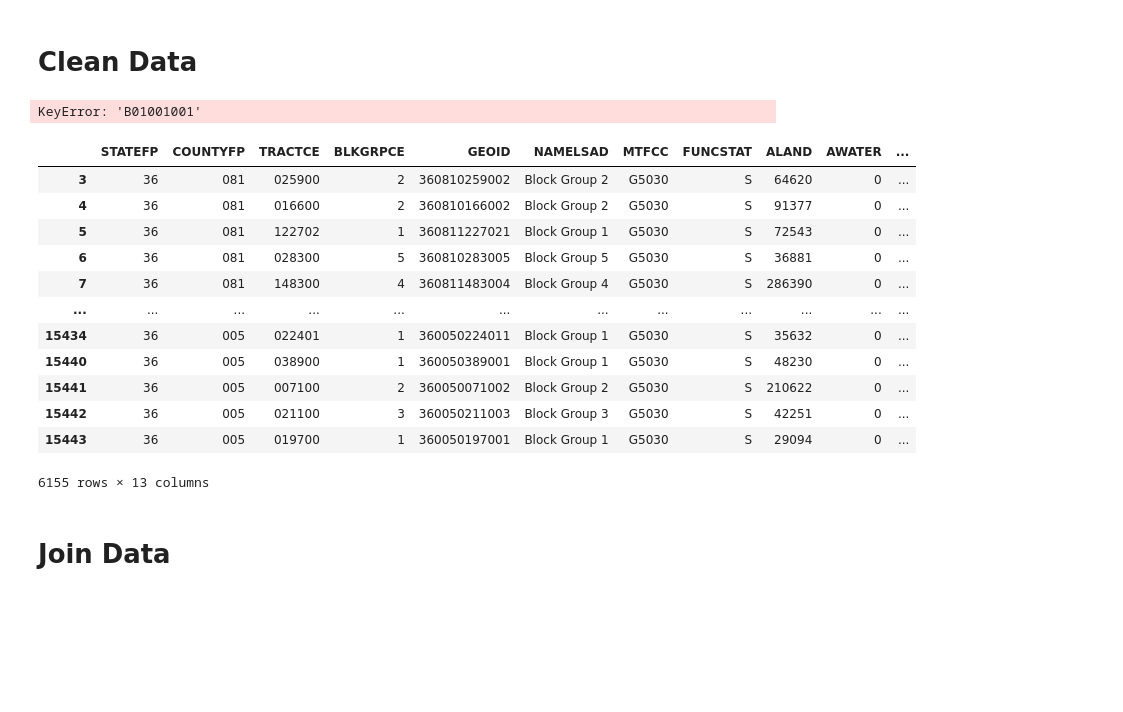
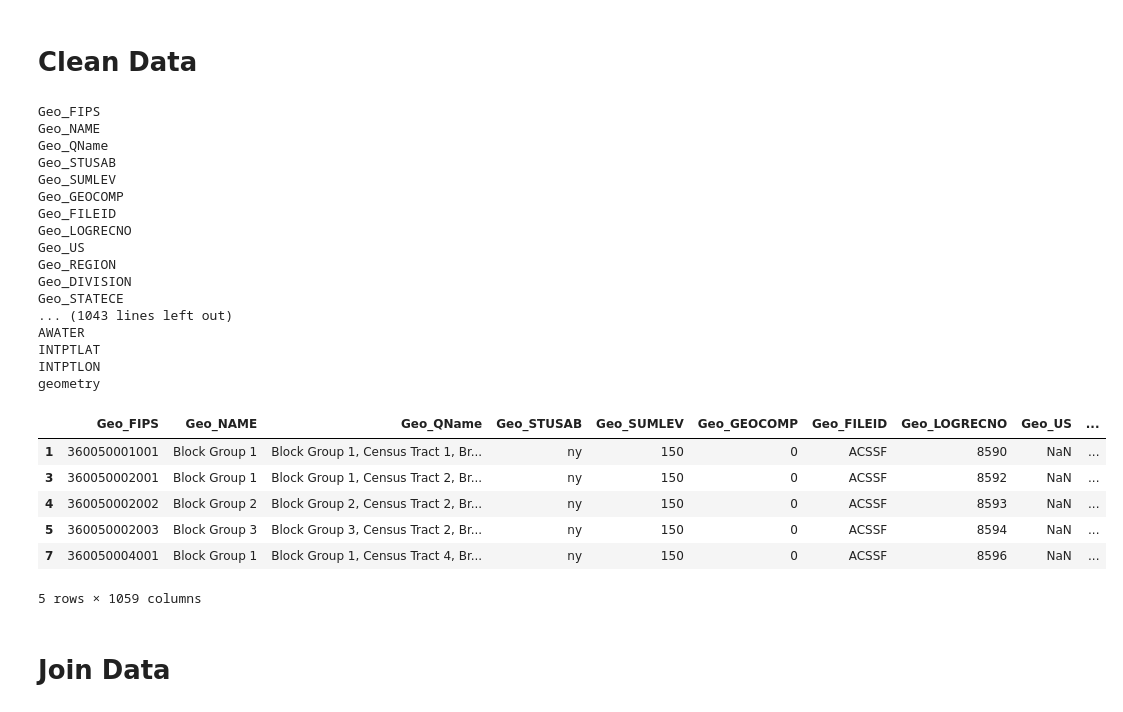
Before and after one commit to Fractate/us_transport_analysis, a Jupyter notebook: geopanda_analysis/geopanda_pipeline.ipynb, the cells around one changed output. Drawn from its saved outputs; the diff is of its cells as text; code cells hidden in the pictures; blank space fills up the shorter version.

```diff
--- a/geopanda_analysis/geopanda_pipeline.ipynb
+++ b/geopanda_analysis/geopanda_pipeline.ipynb
@@ -67,7 +67,8 @@ networkx_gdf_buffered = gpd.GeoDataFrame(networkx_gdf_buffered)
 sebg_df = pd.read_csv('./data/socialexplorer_nyc_blockgroup_data/socialexplorer_nyc_blockgroup_data.csv', header=1, delimiter=',')
 # %%
 # Join the two dataframes
-nyc_gdf = pd.merge(sebg_df, nyc_gdf, left_on='Geo_FIPS', right_on='GEOID')
+nyc_df = pd.merge(sebg_df, nyc_gdf, left_on='Geo_FIPS', right_on='GEOID')
+nyc_gdf = gpd.GeoDataFrame(nyc_df, geometry='geometry')
 # %% [markdown]
 # Create Prelim Maps
 # %%
@@ -102,28 +103,41 @@ plt.show()
 [figure]
 # %% [markdown]
 # Clean Data
+# %%
+for col in nyc_gdf.columns:
+    print(col)
+# %% [output]
+Geo_FIPS
+Geo_NAME
+Geo_QName
+Geo_STUSAB
+Geo_SUMLEV
+Geo_GEOCOMP
+Geo_FILEID
+Geo_LOGRECNO
+Geo_US
+Geo_REGION
+Geo_DIVISION
+Geo_STATECE
+... (1043 lines left out)
+AWATER
+INTPTLAT
+INTPTLON
+geometry
 # %%
 # TODO: Remove parks and/or water via a filter
 # nyc_gdf WHERE ALAND is greater than 0 and B01001001 / SQRT(ALAND) > 0.023
-nyc_gdf = nyc_gdf[(nyc_gdf['ALAND'] > 0) & (nyc_gdf['B01001001'] / nyc_gdf['ALAND'].apply(lambda x: pd.np.sqrt(x)) > 0.023)]
+nyc_gdf = nyc_gdf[(nyc_gdf['ALAND'] > 0) & (nyc_gdf['ACS19_5yr_B01001001'] / nyc_gdf['ALAND'].apply(lambda x: pd.np.sqrt(x)) > 0.023)]
-# %% [output]
-KeyError: 'B01001001'
 # %%
-nyc_gdf
+nyc_gdf.head()
 # %% [output]
-|  | STATEFP | COUNTYFP | TRACTCE | BLKGRPCE | GEOID | NAMELSAD | MTFCC | FUNCSTAT | ALAND | AWATER | ... |
-| 3 | 36 | 081 | 025900 | 2 | 360810259002 | Block Group 2 | G5030 | S | 64620 | 0 | ... |
-| 4 | 36 | 081 | 016600 | 2 | 360810166002 | Block Group 2 | G5030 | S | 91377 | 0 | ... |
-| 5 | 36 | 081 | 122702 | 1 | 360811227021 | Block Group 1 | G5030 | S | 72543 | 0 | ... |
-| 6 | 36 | 081 | 028300 | 5 | 360810283005 | Block Group 5 | G5030 | S | 36881 | 0 | ... |
-| 7 | 36 | 081 | 148300 | 4 | 360811483004 | Block Group 4 | G5030 | S | 286390 | 0 | ... |
-| ... | ... | ... | ... | ... | ... | ... | ... | ... | ... | ... | ... |
-| 15434 | 36 | 005 | 022401 | 1 | 360050224011 | Block Group 1 | G5030 | S | 35632 | 0 | ... |
-| 15440 | 36 | 005 | 038900 | 1 | 360050389001 | Block Group 1 | G5030 | S | 48230 | 0 | ... |
-| 15441 | 36 | 005 | 007100 | 2 | 360050071002 | Block Group 2 | G5030 | S | 210622 | 0 | ... |
-| 15442 | 36 | 005 | 021100 | 3 | 360050211003 | Block Group 3 | G5030 | S | 42251 | 0 | ... |
-| 15443 | 36 | 005 | 019700 | 1 | 360050197001 | Block Group 1 | G5030 | S | 29094 | 0 | ... |
+|  | Geo_FIPS | Geo_NAME | Geo_QName | Geo_STUSAB | Geo_SUMLEV | Geo_GEOCOMP | Geo_FILEID | Geo_LOGRECNO | Geo_US | ... |
+| 1 | 360050001001 | Block Group 1 | Block Group 1, Census Tract 1, Br... | ny | 150 | 0 | ACSSF | 8590 | NaN | ... |
+| 3 | 360050002001 | Block Group 1 | Block Group 1, Census Tract 2, Br... | ny | 150 | 0 | ACSSF | 8592 | NaN | ... |
+| 4 | 360050002002 | Block Group 2 | Block Group 2, Census Tract 2, Br... | ny | 150 | 0 | ACSSF | 8593 | NaN | ... |
+| 5 | 360050002003 | Block Group 3 | Block Group 3, Census Tract 2, Br... | ny | 150 | 0 | ACSSF | 8594 | NaN | ... |
+| 7 | 360050004001 | Block Group 1 | Block Group 1, Census Tract 4, Br... | ny | 150 | 0 | ACSSF | 8596 | NaN | ... |
-6155 rows × 13 columns
+5 rows × 1059 columns
 # %% [markdown]
 # Join Data
 # %%
```
Also changed, not shown: parts of 1 cell of this notebook.
